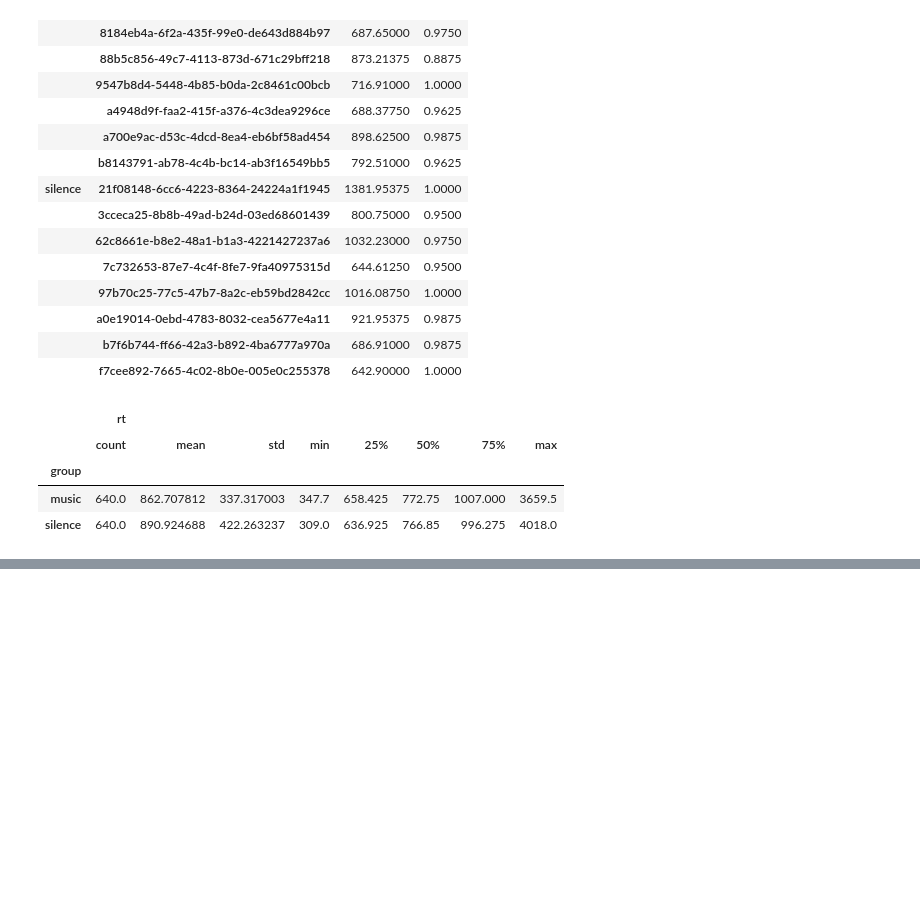
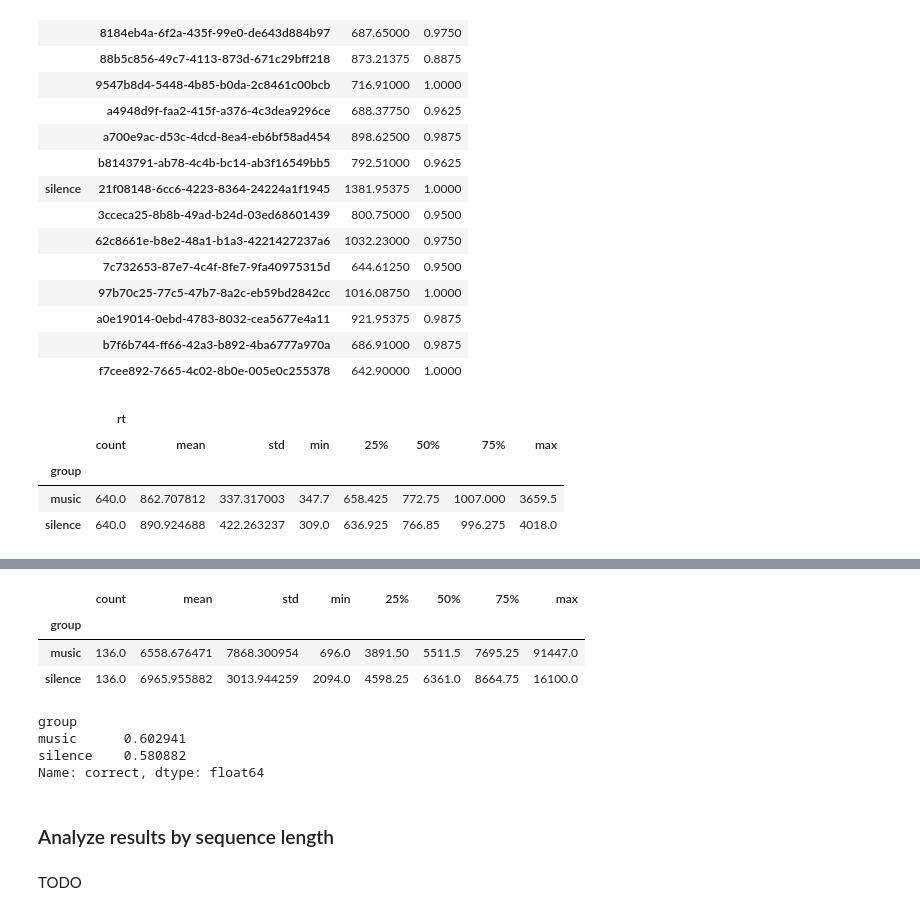
Before and after one commit to Sejmou/urm-pr-experiment, a Jupyter notebook: data_analysis/data_analysis.ipynb, the cells around one changed output, grey strips where cells are left out. Saved outputs shown, nothing was run; the diff lists cells and outputs as text; code cells hidden in the pictures; blank space fills up the shorter version.

```diff
--- a/data_analysis/data_analysis.ipynb
+++ b/data_analysis/data_analysis.ipynb
@@ -321,0 +380,18 @@ stroop_results.groupby(["group"])[["rt", "correct"]].describe()
+# %%
+digit_span_results.groupby(["group"]).rt.describe()
+# %% [output]
+|  | count | mean | std | min | 25% | 50% | 75% | max |
+| group |  |  |  |  |  |  |  |  |
+| music | 136.0 | 6558.676471 | 7868.300954 | 696.0 | 3891.50 | 5511.5 | 7695.25 | 91447.0 |
+| silence | 136.0 | 6965.955882 | 3013.944259 | 2094.0 | 4598.25 | 6361.0 | 8664.75 | 16100.0 |
+# %%
+digit_span_results.groupby(["group"]).correct.sum() / digit_span_results.groupby(["group"]).correct.count()
+# %% [output]
+group
+music      0.602941
+silence    0.580882
+Name: correct, dtype: float64
+# %% [markdown]
+### Analyze results by sequence length
+# %% [markdown]
+TODO
```
Also changed, not shown: parts of 13 cells of this notebook.
